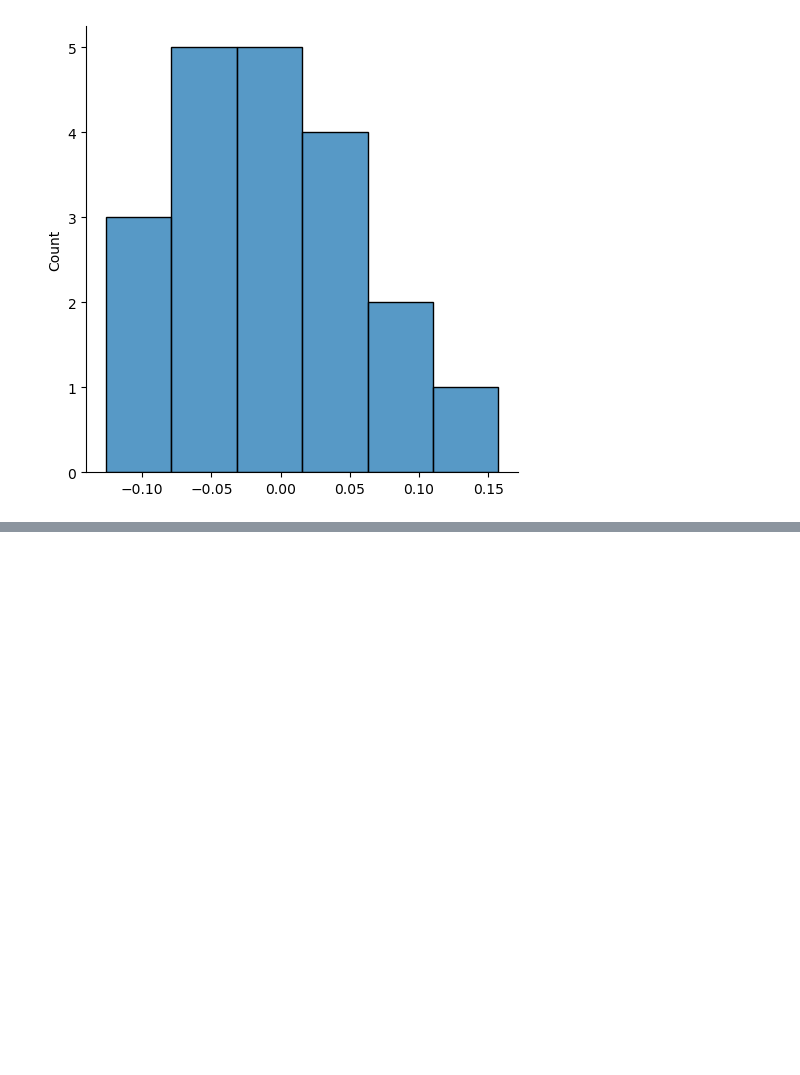
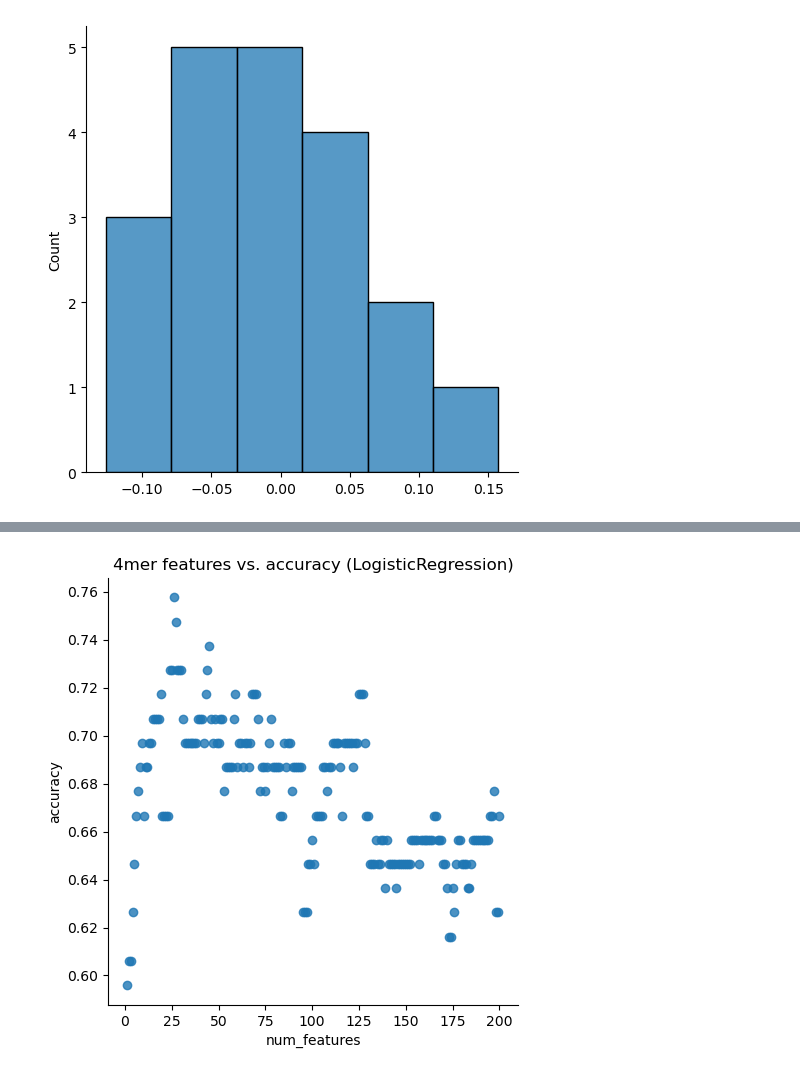
Before and after one commit to iskandr/bcb731, a Jupyter notebook: notebooks/3 - p-values vs accuracy.ipynb, the cells around one changed output, grey strips where cells are left out. Saved outputs shown, nothing was run; the diff lists cells and outputs as text; code cells hidden in the pictures; blank space fills up the shorter version.

```diff
--- a/notebooks/3 - p-values vs accuracy.ipynb
+++ b/notebooks/3 - p-values vs accuracy.ipynb
@@ -697,0 +599,8 @@ plt.yscale('log')
+# %%
+
+sns.lmplot(
+    data=metrics, x="num_features", y="accuracy", fit_reg=False)
+plt.title("4mer features vs. accuracy (LogisticRegression)")
+plt.savefig("num-4mer-features-vs-accuracy-logistic-regression.png")
+# %% [output]
+[figure, added]
```
Also changed, not shown: parts of 59 cells of this notebook.
